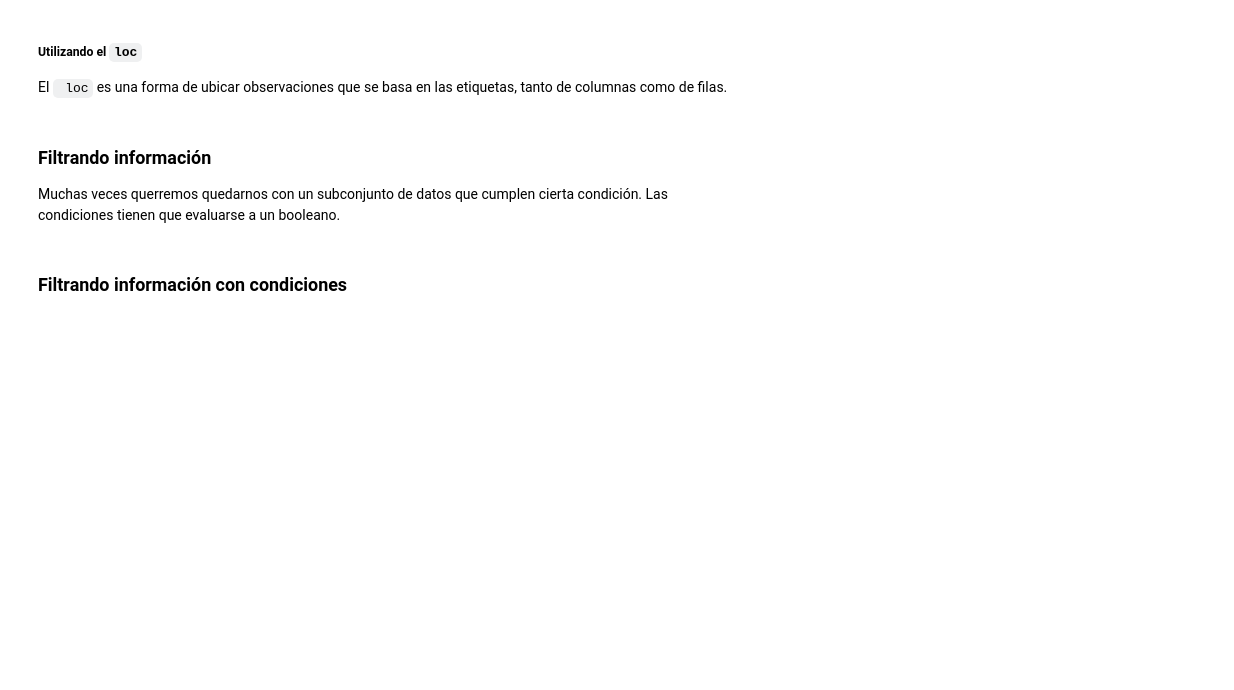
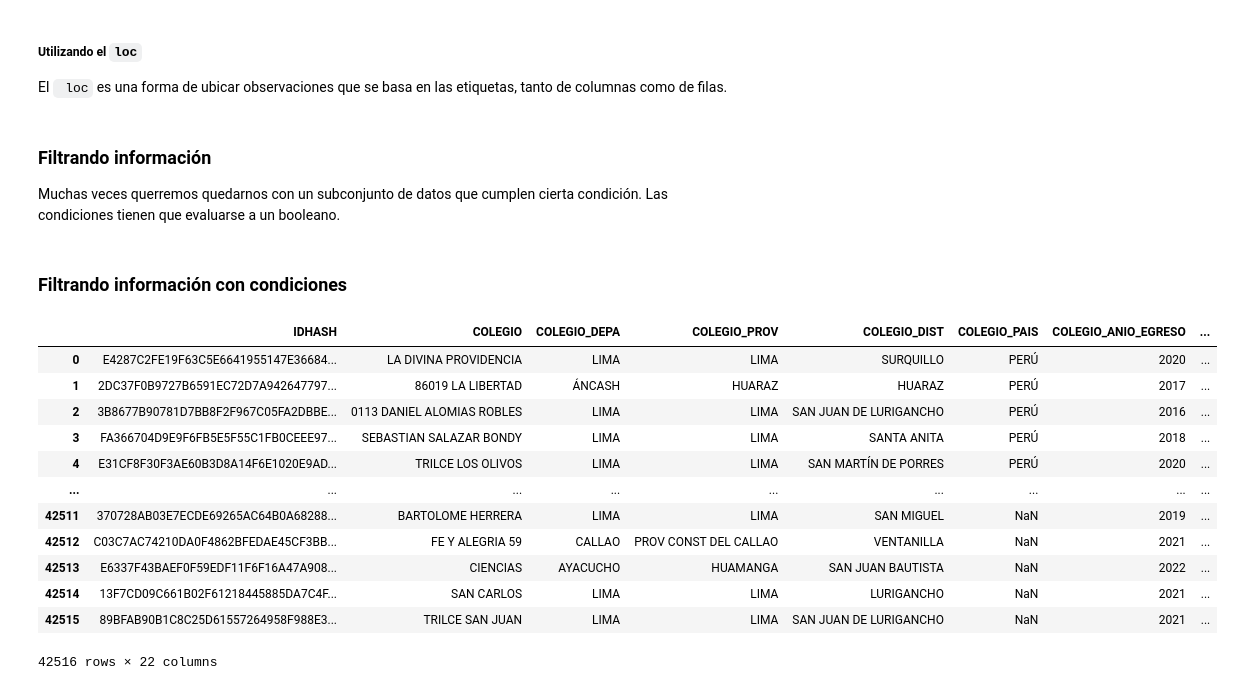
Before and after one commit to ccsuehara/python_para_las_ccss, a Jupyter notebook: Clase 3/Manejo_BD_i.ipynb, the cells around one changed output. Drawn from its saved outputs; the diff is of its cells as text; code cells hidden in the pictures; blank space fills up the shorter version.

```diff
--- a/Clase 3/Manejo_BD_i.ipynb
+++ b/Clase 3/Manejo_BD_i.ipynb
@@ -297,0 +324,16 @@ df[(df['COLEGIO_DEPA'] == "LIMA") | (df['INGRESO'] == "NO")]
+# %%
+df
+# %% [output]
+|  | IDHASH | COLEGIO | COLEGIO_DEPA | COLEGIO_PROV | COLEGIO_DIST | COLEGIO_PAIS | COLEGIO_ANIO_EGRESO | ... |
+| 0 | E4287C2FE19F63C5E6641955147E36684... | LA DIVINA PROVIDENCIA | LIMA | LIMA | SURQUILLO | PERÚ | 2020 | ... |
+| 1 | 2DC37F0B9727B6591EC72D7A942647797... | 86019 LA LIBERTAD | ÁNCASH | HUARAZ | HUARAZ | PERÚ | 2017 | ... |
+| 2 | 3B8677B90781D7BB8F2F967C05FA2DBBE... | 0113 DANIEL ALOMIAS ROBLES | LIMA | LIMA | SAN JUAN DE LURIGANCHO | PERÚ | 2016 | ... |
+| 3 | FA366704D9E9F6FB5E5F55C1FB0CEEE97... | SEBASTIAN SALAZAR BONDY | LIMA | LIMA | SANTA ANITA | PERÚ | 2018 | ... |
+| 4 | E31CF8F30F3AE60B3D8A14F6E1020E9AD... | TRILCE LOS OLIVOS | LIMA | LIMA | SAN MARTÍN DE PORRES | PERÚ | 2020 | ... |
+| ... | ... | ... | ... | ... | ... | ... | ... | ... |
+| 42511 | 370728AB03E7ECDE69265AC64B0A68288... | BARTOLOME HERRERA | LIMA | LIMA | SAN MIGUEL | NaN | 2019 | ... |
+| 42512 | C03C7AC74210DA0F4862BFEDAE45CF3BB... | FE Y ALEGRIA 59 | CALLAO | PROV CONST DEL CALLAO | VENTANILLA | NaN | 2021 | ... |
+| 42513 | E6337F43BAEF0F59EDF11F6F16A47A908... | CIENCIAS | AYACUCHO | HUAMANGA | SAN JUAN BAUTISTA | NaN | 2022 | ... |
+| 42514 | 13F7CD09C661B02F61218445885DA7C4F... | SAN CARLOS | LIMA | LIMA | LURIGANCHO | NaN | 2021 | ... |
+| 42515 | 89BFAB90B1C8C25D61557264958F988E3... | TRILCE SAN JUAN | LIMA | LIMA | SAN JUAN DE LURIGANCHO | NaN | 2021 | ... |
+42516 rows × 22 columns
```
Also changed, not shown: parts of 13 cells of this notebook, 4 other files.
